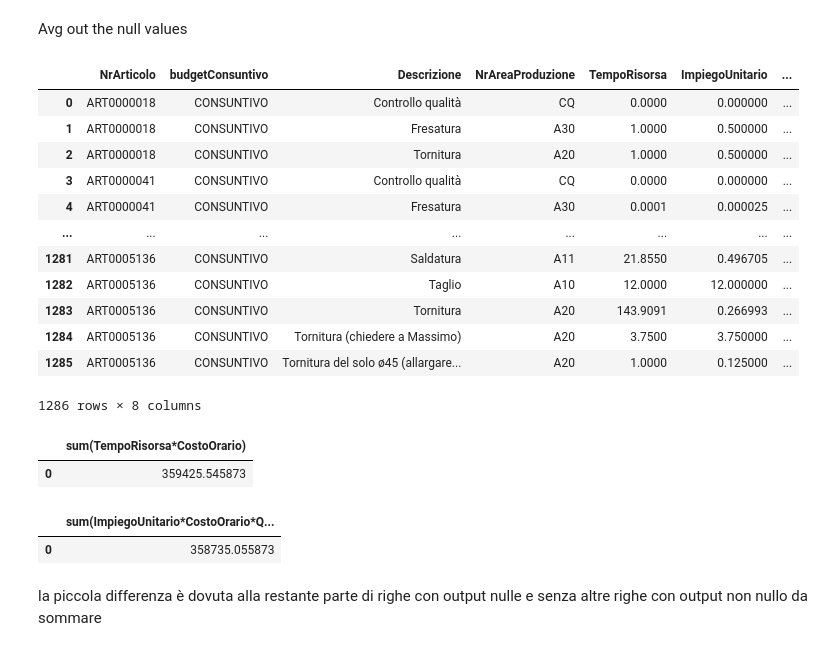
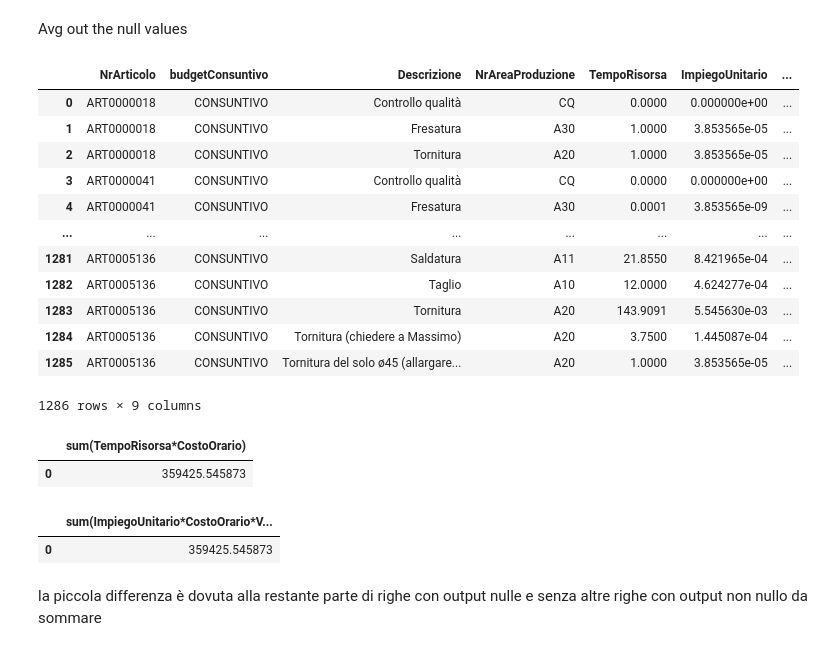
Before and after one commit to VinciGit00/SCGProject, a Jupyter notebook: Datasets/DataElaboration/TotaleDavidExtendedV2.ipynb, the cells around one changed output. Saved outputs shown, nothing was run; the diff lists cells and outputs as text; code cells hidden in the pictures.

```diff
--- a/Datasets/DataElaboration/TotaleDavidExtendedV2.ipynb
+++ b/Datasets/DataElaboration/TotaleDavidExtendedV2.ipynb
@@ -372,37 +371,39 @@ Avg out the null values
 # %%
 impiegoConsuntivo = sqldf(''' select NrArticolo, budgetConsuntivo, Descrizione, NrAreaProduzione, sum(TempoRisorsa) as TempoRisorsa, avg(CostoOrario) as CostoOrario, sum(QuantitydiOutput) as QuantitydiOutput
 from impiegoConsuntivo
 group by NrArticolo, budgetConsuntivo, Descrizione, NrAreaProduzione
 ''')
 
-impiegoConsuntivo = sqldf(''' select NrArticolo, budgetConsuntivo, Descrizione, NrAreaProduzione, TempoRisorsa, TempoRisorsa/QuantitydiOutput as ImpiegoUnitario, CostoOrario ,QuantitydiOutput
-from impiegoConsuntivo
+vol = sqldf('select sum(QuantitydiOutput) as Volume from impiegoConsuntivo')
+
+impiegoConsuntivo = sqldf(''' select NrArticolo, budgetConsuntivo, Descrizione, NrAreaProduzione, TempoRisorsa, (TempoRisorsa/Volume) as ImpiegoUnitario, CostoOrario, Volume ,QuantitydiOutput
+from impiegoConsuntivo, vol
 ''')
 impiegoConsuntivo
 # %% [output]
 |  | NrArticolo | budgetConsuntivo | Descrizione | NrAreaProduzione | TempoRisorsa | ImpiegoUnitario | ... |
-| 0 | ART0000018 | CONSUNTIVO | Controllo qualità | CQ | 0.0000 | 0.000000 | ... |
-| 1 | ART0000018 | CONSUNTIVO | Fresatura | A30 | 1.0000 | 0.500000 | ... |
-| 2 | ART0000018 | CONSUNTIVO | Tornitura | A20 | 1.0000 | 0.500000 | ... |
-| 3 | ART0000041 | CONSUNTIVO | Controllo qualità | CQ | 0.0000 | 0.000000 | ... |
-| 4 | ART0000041 | CONSUNTIVO | Fresatura | A30 | 0.0001 | 0.000025 | ... |
+| 0 | ART0000018 | CONSUNTIVO | Controllo qualità | CQ | 0.0000 | 0.000000e+00 | ... |
+| 1 | ART0000018 | CONSUNTIVO | Fresatura | A30 | 1.0000 | 3.853565e-05 | ... |
+| 2 | ART0000018 | CONSUNTIVO | Tornitura | A20 | 1.0000 | 3.853565e-05 | ... |
+| 3 | ART0000041 | CONSUNTIVO | Controllo qualità | CQ | 0.0000 | 0.000000e+00 | ... |
+| 4 | ART0000041 | CONSUNTIVO | Fresatura | A30 | 0.0001 | 3.853565e-09 | ... |
 | ... | ... | ... | ... | ... | ... | ... | ... |
-| 1281 | ART0005136 | CONSUNTIVO | Saldatura | A11 | 21.8550 | 0.496705 | ... |
-| 1282 | ART0005136 | CONSUNTIVO | Taglio | A10 | 12.0000 | 12.000000 | ... |
-| 1283 | ART0005136 | CONSUNTIVO | Tornitura | A20 | 143.9091 | 0.266993 | ... |
-| 1284 | ART0005136 | CONSUNTIVO | Tornitura (chiedere a Massimo) | A20 | 3.7500 | 3.750000 | ... |
-| 1285 | ART0005136 | CONSUNTIVO | Tornitura del solo ø45 (allargare... | A20 | 1.0000 | 0.125000 | ... |
+| 1281 | ART0005136 | CONSUNTIVO | Saldatura | A11 | 21.8550 | 8.421965e-04 | ... |
+| 1282 | ART0005136 | CONSUNTIVO | Taglio | A10 | 12.0000 | 4.624277e-04 | ... |
+| 1283 | ART0005136 | CONSUNTIVO | Tornitura | A20 | 143.9091 | 5.545630e-03 | ... |
+| 1284 | ART0005136 | CONSUNTIVO | Tornitura (chiedere a Massimo) | A20 | 3.7500 | 1.445087e-04 | ... |
+| 1285 | ART0005136 | CONSUNTIVO | Tornitura del solo ø45 (allargare... | A20 | 1.0000 | 3.853565e-05 | ... |
-1286 rows × 8 columns
+1286 rows × 9 columns
 # %%
 sqldf('select sum(TempoRisorsa*CostoOrario) from impiegoConsuntivo') # si mantiene quasi uguale!!
 # %% [output]
 |  | sum(TempoRisorsa*CostoOrario) |
 | 0 | 359425.545873 |
 # %%
-sqldf('select sum(ImpiegoUnitario*CostoOrario*QuantitydiOutput) from impiegoConsuntivo')
+sqldf('select sum(ImpiegoUnitario*CostoOrario*Volume) from impiegoConsuntivo')
 # %% [output]
-|  | sum(ImpiegoUnitario*CostoOrario*Q... |
-| 0 | 358735.055873 |
+|  | sum(ImpiegoUnitario*CostoOrario*V... |
+| 0 | 359425.545873 |
 # %% [markdown]
 la piccola differenza è dovuta alla restante parte di righe con output nulle e senza altre righe con output non nullo da sommare
 # %%
```
Also changed, not shown: parts of 25 cells of this notebook.
